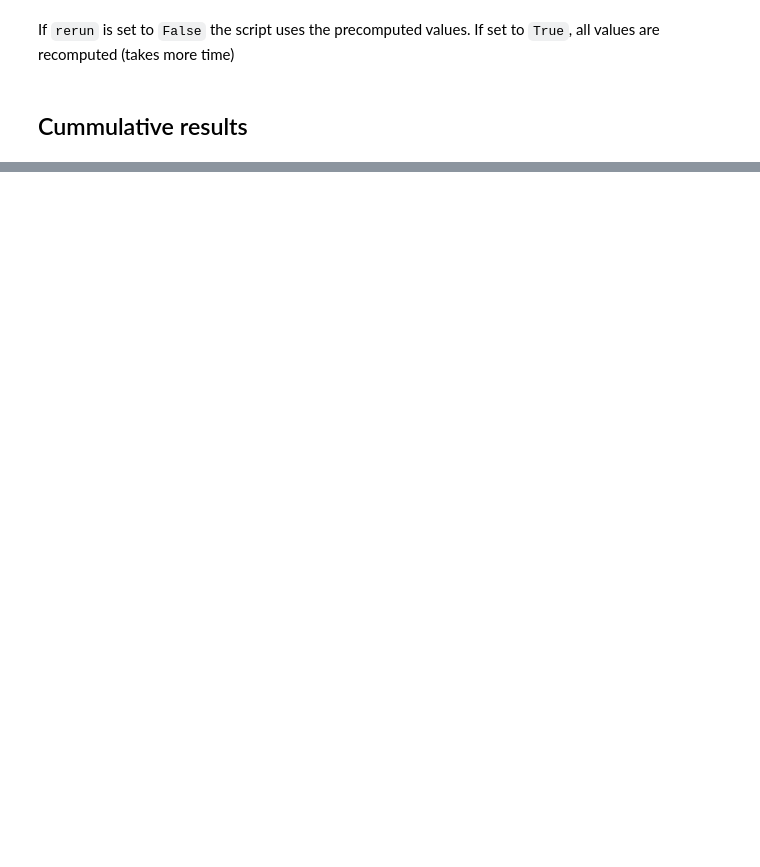
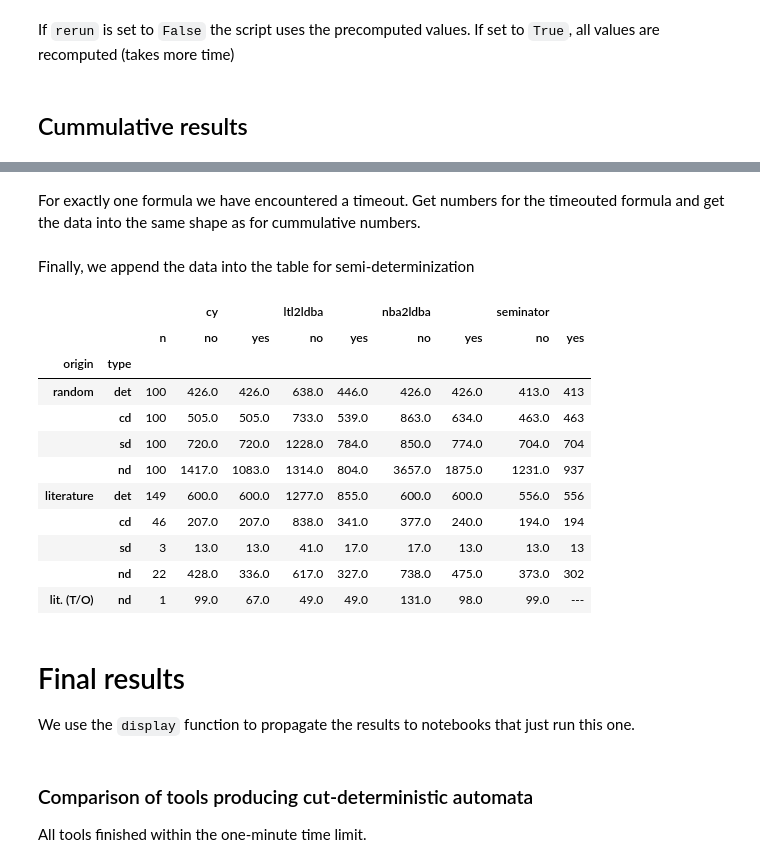
Before and after one commit to mklokocka/seminator, a Jupyter notebook: Run_comparison.ipynb, the cells around one changed output, grey strips where cells are left out. Drawn from its saved outputs; the diff is of its cells as text; code cells hidden in the pictures; blank space fills up the shorter version.

```diff
--- a/Run_comparison.ipynb
+++ b/Run_comparison.ipynb
@@ -319,0 +155,3 @@ r.states[r.exit_status['sd.cy.yes'] != 'ok']
+# %%
+cd = tmp.cd
+sd = tmp.sd
@@ -319,0 +200,42 @@ r.states[r.exit_status['sd.cy.yes'] != 'ok']
+# %% [markdown]
+For exactly one formula we have encountered a timeout. Get numbers for the timeouted formula and get the data into the same shape as for cummulative numbers.
+# %%
+# Get the numbers
+r = runners['literature_nd'].values
+fail = r.states[r.exit_status['sd.seminator.yes'] != 'ok'].loc[:,sd_tools]
+fail.columns = fail.columns.str.replace('sd.','')
+# Shape the data
+tmp = fail.reset_index()
+tmp.drop(['formula','form_id'],axis=1,inplace=True)
+tmp['source'] = ['lit. (T/O)_nd']
+tmp = tmp.set_index('source')
+tmp.index.name = None
+tmp['.n'] = len(fail)
+sd_fail = make_hierarchical(tmp)
+# %% [markdown]
+Finally, we append the data into the table for semi-determinization
+# %%
+sd.append(sd_fail).fillna('---')
+# %% [output]
+|  |  |  | cy |  | ltl2ldba |  | nba2ldba |  | seminator |  |
+|  |  | n | no | yes | no | yes | no | yes | no | yes |
+| origin | type |  |  |  |  |  |  |  |  |  |
+| random | det | 100 | 426.0 | 426.0 | 638.0 | 446.0 | 426.0 | 426.0 | 413.0 | 413 |
+|  | cd | 100 | 505.0 | 505.0 | 733.0 | 539.0 | 863.0 | 634.0 | 463.0 | 463 |
+|  | sd | 100 | 720.0 | 720.0 | 1228.0 | 784.0 | 850.0 | 774.0 | 704.0 | 704 |
+|  | nd | 100 | 1417.0 | 1083.0 | 1314.0 | 804.0 | 3657.0 | 1875.0 | 1231.0 | 937 |
+| literature | det | 149 | 600.0 | 600.0 | 1277.0 | 855.0 | 600.0 | 600.0 | 556.0 | 556 |
+|  | cd | 46 | 207.0 | 207.0 | 838.0 | 341.0 | 377.0 | 240.0 | 194.0 | 194 |
+|  | sd | 3 | 13.0 | 13.0 | 41.0 | 17.0 | 17.0 | 13.0 | 13.0 | 13 |
+|  | nd | 22 | 428.0 | 336.0 | 617.0 | 327.0 | 738.0 | 475.0 | 373.0 | 302 |
+| lit. (T/O) | nd | 1 | 99.0 | 67.0 | 49.0 | 49.0 | 131.0 | 98.0 | 99.0 | --- |
+# %% [markdown]
+# Final results
+We use the `display` function to propagate the results to notebooks that just run this one.
+# %%
+display_markdown('''### Comparison of tools producing cut-deterministic automata
+All tools finished within the one-minute time limit.
+''',raw=True)
+# %% [output]
+### Comparison of tools producing cut-deterministic automata
+All tools finished within the one-minute time limit.
```
Also changed, not shown: parts of 24 cells of this notebook, 12 other files.
